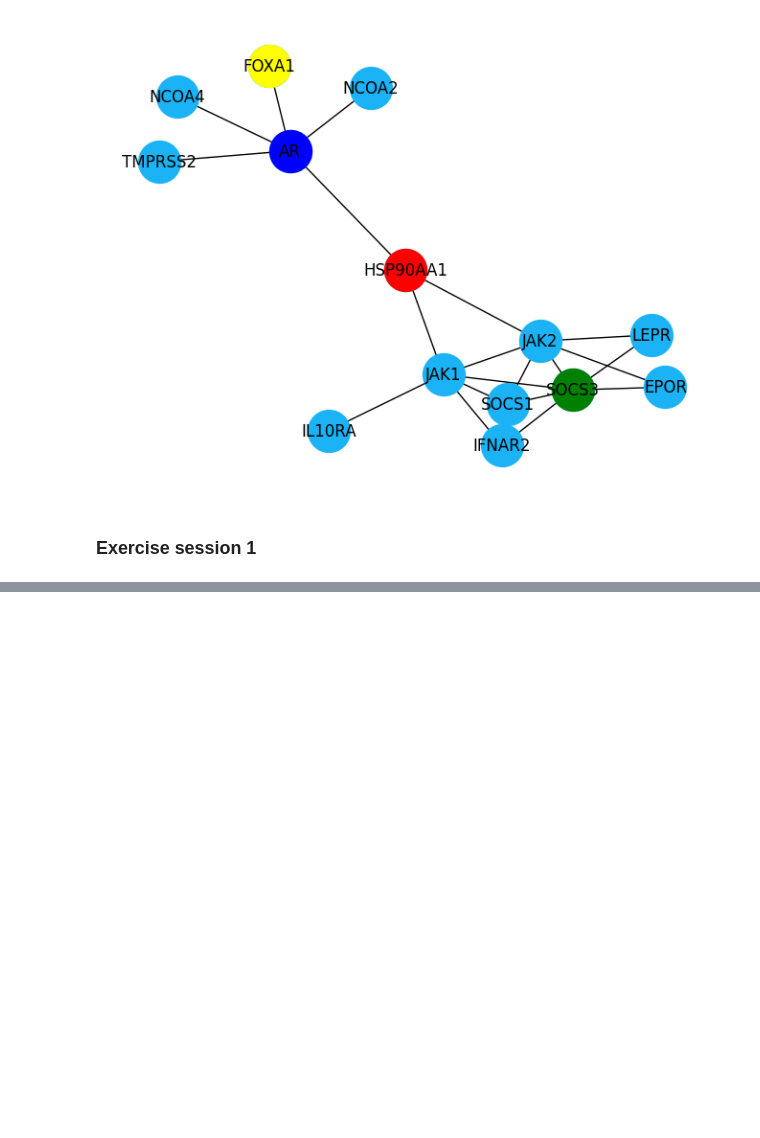
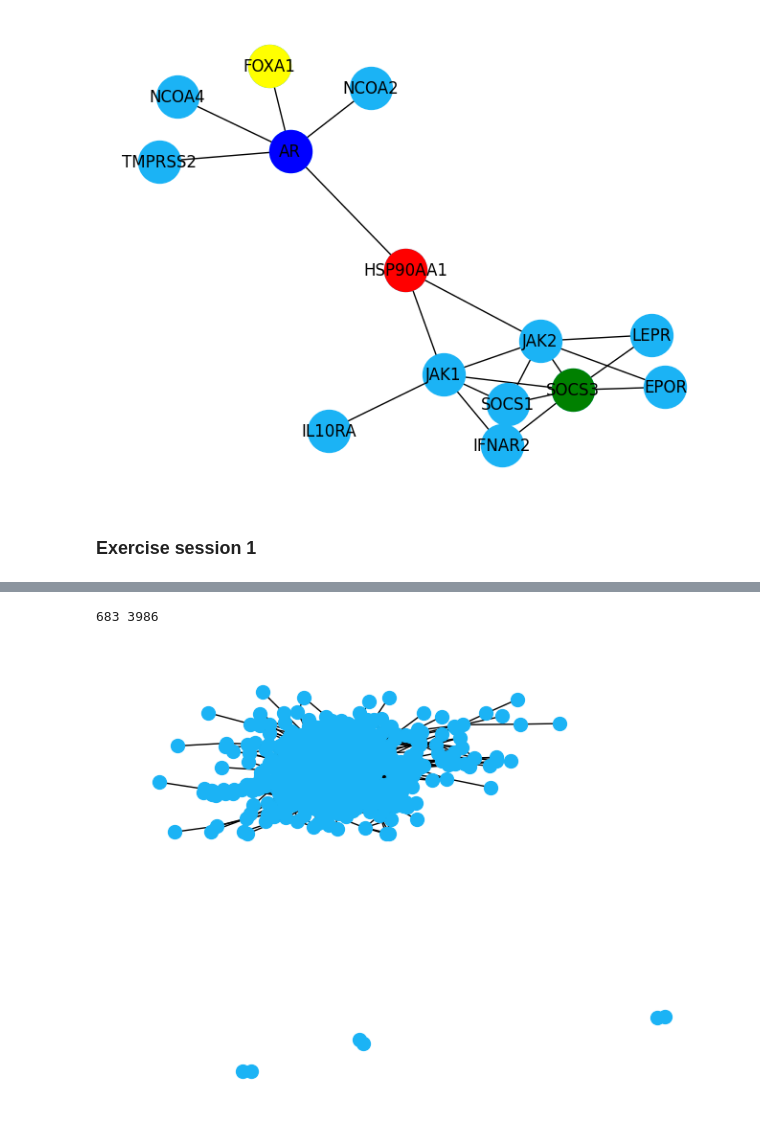
Before and after one commit to UEFBiomedicalInformaticsLab/NetBio_Summer_2023, a Jupyter notebook: Exercise_1_solutions.ipynb, the cells around one changed output, grey strips where cells are left out. Saved outputs shown, nothing was run; the diff lists cells and outputs as text; code cells hidden in the pictures; blank space fills up the shorter version.

```diff
--- a/Exercise_1_solutions.ipynb
+++ b/Exercise_1_solutions.ipynb
@@ -218,17 +224,20 @@ import seaborn as sns
 
 %matplotlib inline
 # %%
-# Reading the human interactome from Gysi et al., 2021
-edge_list = pd.read_csv("Data/STRING_Covid_net.csv")
+# Reading network
+edge_list = pd.read_csv("Data/Human_drug_target_net.csv")
 
 # Creating network from edge list
 STRING_net = nx.from_pandas_edgelist(df = edge_list,
                                         source = "from_geneSymbol",
                                         target = "to_geneSymbol",
                                         edge_attr = "combined_score")
 STRING_net_pos = nx.spring_layout(STRING_net, seed = 123)
 print(len(STRING_net.nodes()), len(STRING_net.edges()))
 nx.draw(STRING_net, with_labels = False, pos = STRING_net_pos, node_size = 100, node_color = "#1BB3F5")
+# %% [output]
+683 3986
+[figure, added]
 # %%
 # Remove self-loops
 STRING_net.remove_edges_from(nx.selfloop_edges(STRING_net))
```
Also changed, not shown: parts of 19 cells of this notebook, 5 other files.
